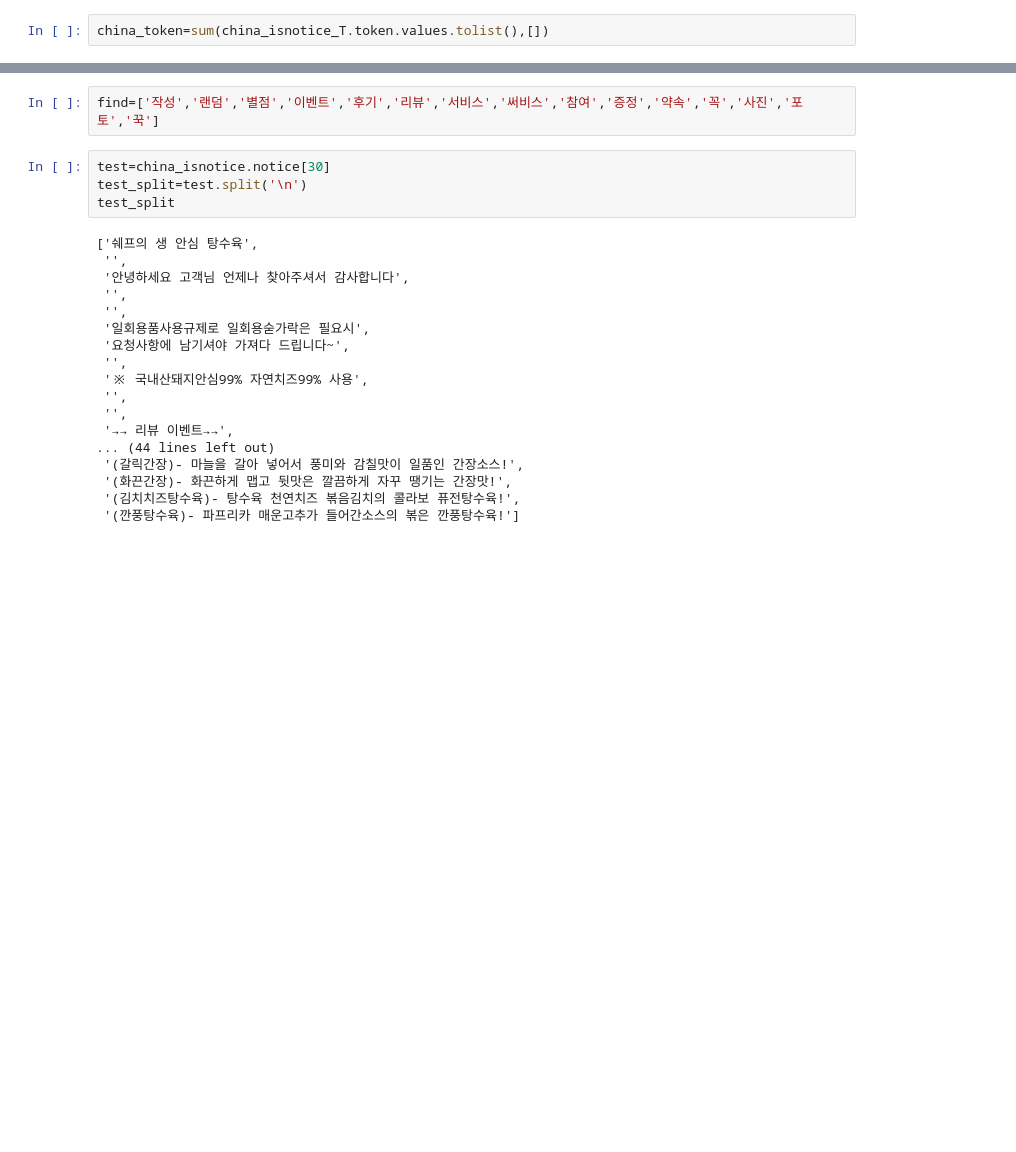
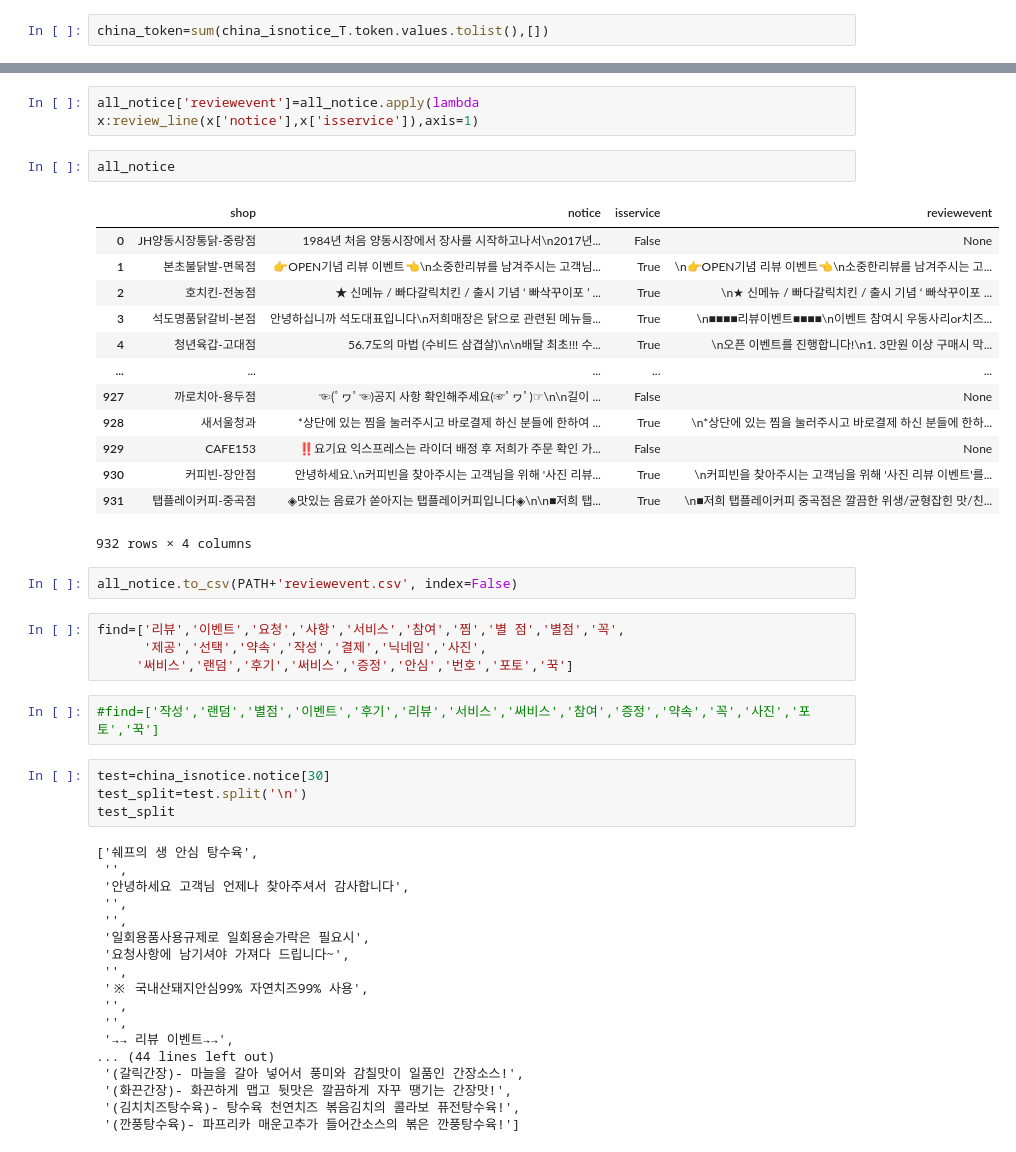
Before and after one commit to ckdrjs96/yogiyo, a Jupyter notebook: Untitled1.ipynb, the cells around one changed output, grey strips where cells are left out. Cells and saved outputs as stored; diff of their text form; blank space fills up the shorter version.

```diff
--- a/Untitled1.ipynb
+++ b/Untitled1.ipynb
@@ -336,5 +350,29 @@ Counter(all_token).most_common(50)
+# %%
+all_notice['reviewevent']=all_notice.apply(lambda x:review_line(x['notice'],x['isservice']),axis=1)
+# %%
+all_notice
+# %% [output]
+|  | shop | notice | isservice | reviewevent |
+| 0 | JH양동시장통닭-중랑점 | 1984년 처음 양동시장에서 장사를 시작하고나서\n2017년... | False | None |
+| 1 | 본초불닭발-면목점 | 👉OPEN기념 리뷰 이벤트👈\n소중한리뷰를 남겨주시는 고객님... | True | \n👉OPEN기념 리뷰 이벤트👈\n소중한리뷰를 남겨주시는 고... |
+| 2 | 호치킨-전농점 | ★ 신메뉴 / 빠다갈릭치킨 / 출시 기념 ‘ 빠삭꾸이포 ’ ... | True | \n★ 신메뉴 / 빠다갈릭치킨 / 출시 기념 ‘ 빠삭꾸이포 ... |
+| 3 | 석도명품닭갈비-본점 | 안녕하십니까 석도대표입니다\n저희매장은 닭으로 관련된 메뉴들... | True | \n■■■■리뷰이벤트■■■■\n이벤트 참여시 우동사리or치즈... |
+| 4 | 청년육갑-고대점 | 56.7도의 마법 (수비드 삼겹살)\n\n배달 최초!!! 수... | True | \n오픈 이벤트를 진행합니다!\n1. 3만원 이상 구매시 막... |
+| ... | ... | ... | ... | ... |
+| 927 | 까로치아-용두점 | ☜(ﾟヮﾟ☜)공지 사항 확인해주세요(☞ﾟヮﾟ)☞\n\n길이 ... | False | None |
+| 928 | 새서울청과 | *상단에 있는 찜을 눌러주시고 바로결제 하신 분들에 한하여 ... | True | \n*상단에 있는 찜을 눌러주시고 바로결제 하신 분들에 한하... |
+| 929 | CAFE153 | ‼️요기요 익스프레스는 라이더 배정 후 저희가 주문 확인 가... | False | None |
+| 930 | 커피빈-장안점 | 안녕하세요.\n커피빈을 찾아주시는 고객님을 위해 '사진 리뷰... | True | \n커피빈을 찾아주시는 고객님을 위해 '사진 리뷰 이벤트'를... |
+| 931 | 탭플레이커피-중곡점 | ◈맛있는 음료가 쏟아지는 탭플레이커피입니다◈\n\n■저희 탭... | True | \n■저희 탭플레이커피 중곡점은 깔끔한 위생/균형잡힌 맛/친... |
+932 rows × 4 columns
+# %%
+all_notice.to_csv(PATH+'reviewevent.csv', index=False)
+# %%
+find=['리뷰','이벤트','요청','사항','서비스','참여','찜','별 점','별점','꼭',
+      '제공','선택','약속','작성','결제','닉네임','사진',
+     '써비스','랜덤','후기','써비스','증정','안심','번호','포토','꾹']
 # %%
-find=['작성','랜덤','별점','이벤트','후기','리뷰','서비스','써비스','참여','증정','약속','꼭','사진','포토','꾹']
+#find=['작성','랜덤','별점','이벤트','후기','리뷰','서비스','써비스','참여','증정','약속','꼭','사진','포토','꾹']
 # %%
 test=china_isnotice.notice[30]
 test_split=test.split('\n')
```
Also changed, not shown: parts of 14 cells of this notebook.
